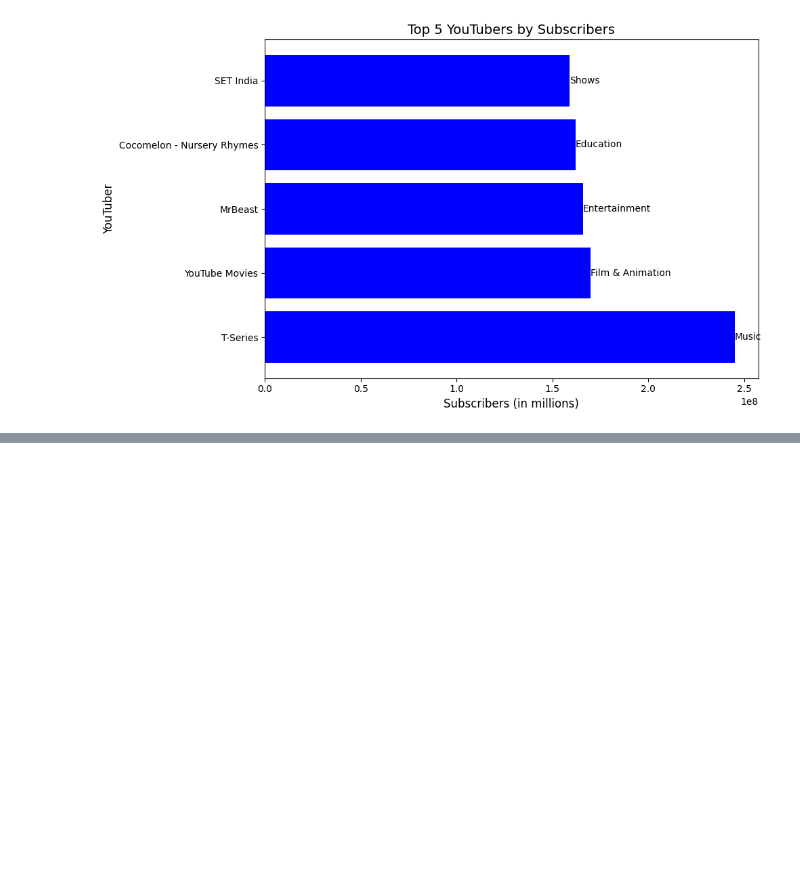
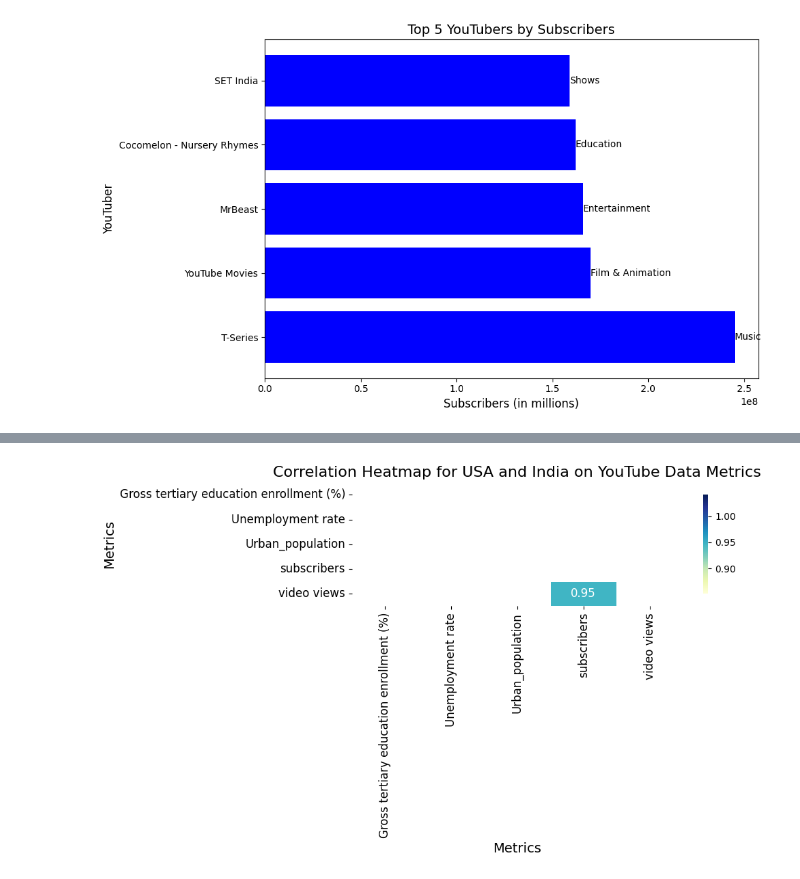
Before and after one commit to bonareri/Python-Data-Analysis, a Jupyter notebook: Global_Youtube_statistics.ipynb, the cells around one changed output, grey strips where cells are left out. Drawn from its saved outputs; the diff is of its cells as text; code cells hidden in the pictures; blank space fills up the shorter version.

```diff
--- a/Global_Youtube_statistics.ipynb
+++ b/Global_Youtube_statistics.ipynb
@@ -455,3 +507,40 @@ plt.ylabel('Total Subscribers (in millions)')
 plt.xticks(rotation=45, ha='right')
 plt.tight_layout()
 plt.show()
+# %%
+import seaborn as sns
+import matplotlib.pyplot as plt
+import numpy as np
+
+# Assuming 'youtubers' is your DataFrame
+# Filter the dataset for USA and India
+countries = ['USA', 'India']
+df_filtered = youtube[youtube['Country'].isin(countries)][['Country', 'Gross tertiary education enrollment (%)', 'Unemployment rate', 'Urban_population', 'subscribers', 'video views']]
+
+# Set 'Country' as index for easier manipulation
+df_filtered.set_index('Country', inplace=True)
+
+# Calculate the correlation matrix for the filtered data
+corr_matrix = df_filtered.corr()
+
+# Mask the upper triangle (optional for cleaner visualization)
+mask = np.triu(np.ones_like(corr_matrix, dtype=bool))
+
+# Plot the correlation heatmap
+plt.figure(figsize=(10, 6))
+sns.heatmap(corr_matrix, annot=True, cmap='YlGnBu', fmt='.2f', linewidths=0.5, cbar_kws={'shrink': 0.8}, mask=mask, annot_kws={'size': 12})
+
+# Add title and adjust font sizes
+plt.title('Correlation Heatmap for USA and India on YouTube Data Metrics', fontsize=16)
+plt.xlabel('Metrics', fontsize=14)
+plt.ylabel('Metrics', fontsize=14)
+
+# Adjust ticks for better readability
+plt.xticks(fontsize=12)
+plt.yticks(fontsize=12)
+
+# Display the plot
+plt.tight_layout()
+plt.show()
+# %% [output]
+[figure, added]
```
Also changed, not shown: parts of 6 cells of this notebook.
